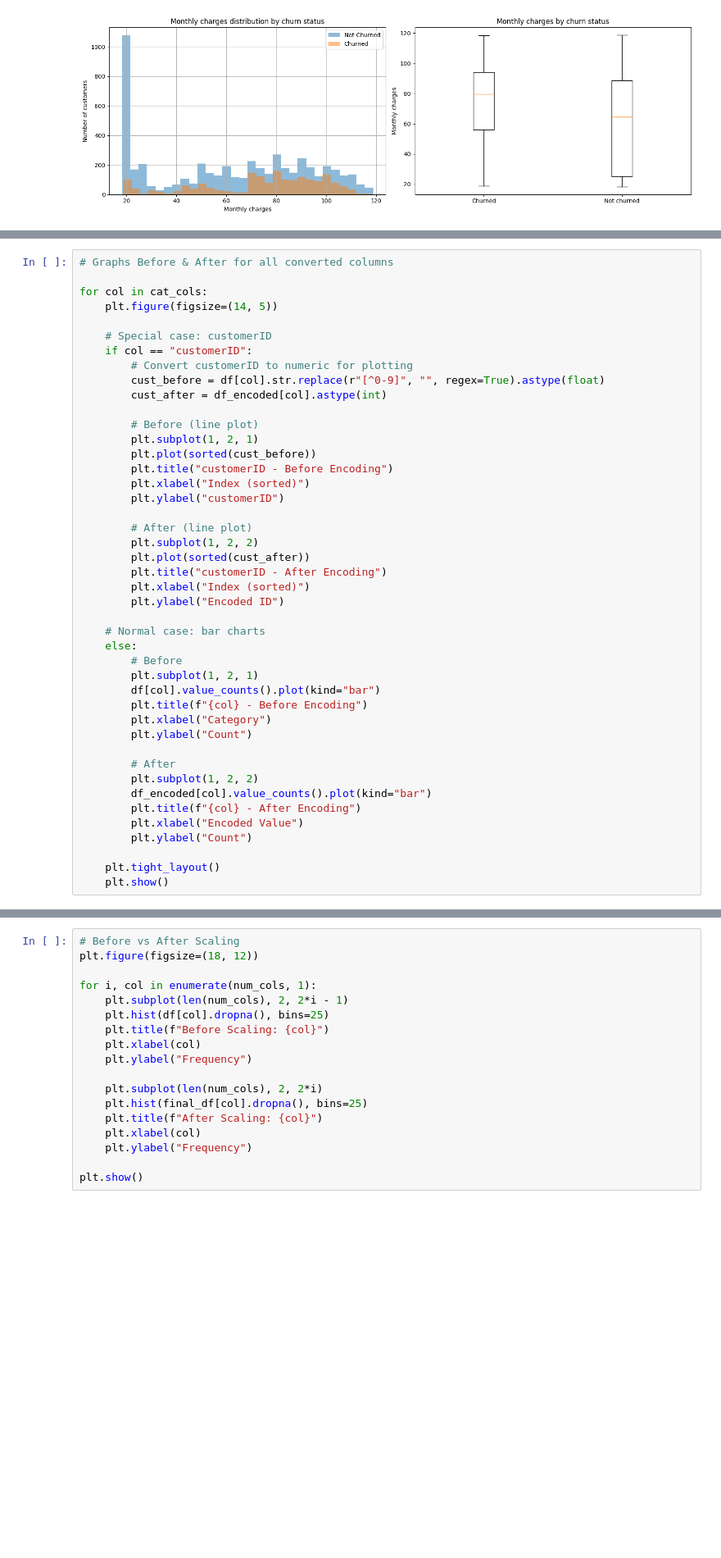
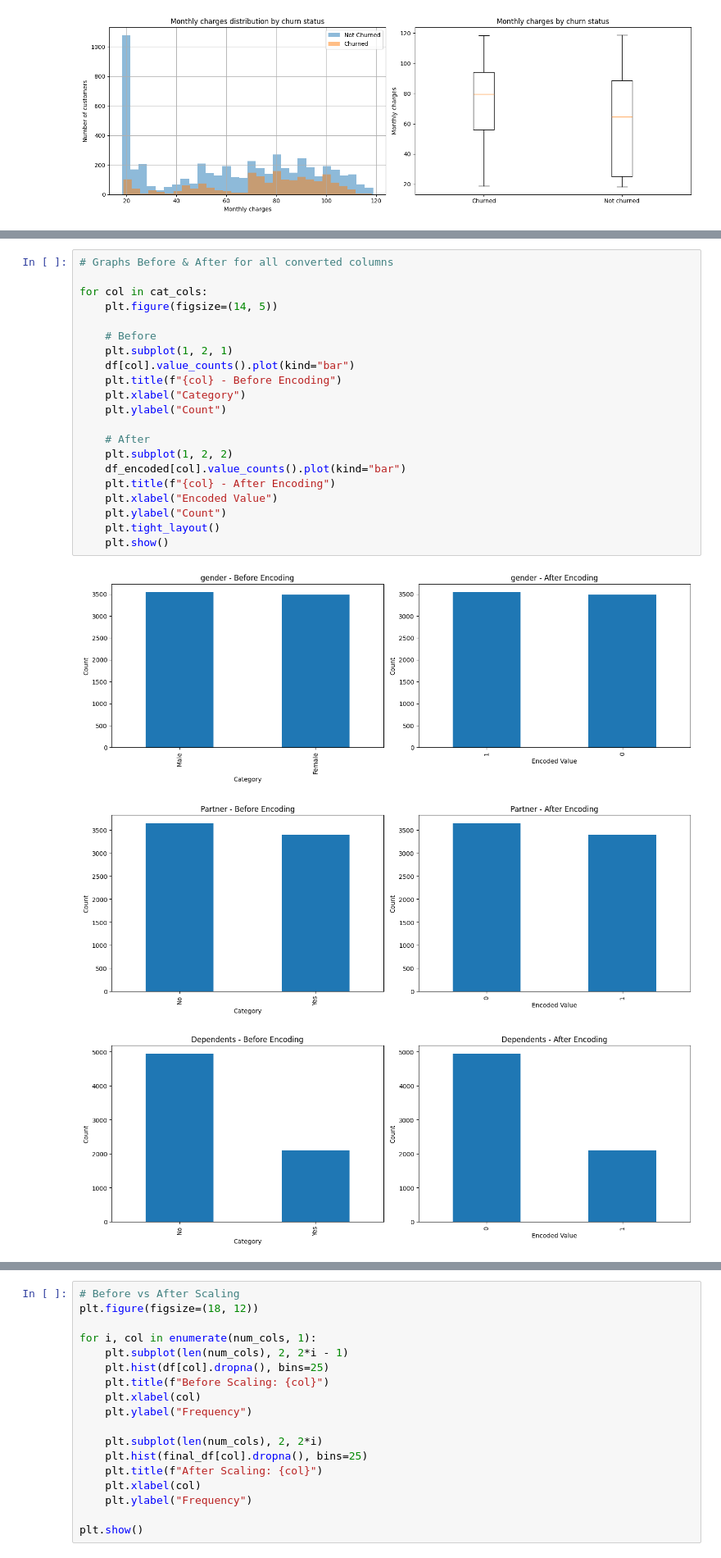
Before and after one commit to Baraah7/itcs494_project, a Jupyter notebook: 494project.ipynb, the cells around one changed output, grey strips where cells are left out. Shown at 82% size. Cells and saved outputs as stored; diff of their text form; blank space fills up the shorter version.

```diff
--- a/494project.ipynb
+++ b/494project.ipynb
@@ -338,45 +348,25 @@ df_encoded.head()
 # %%
 # Graphs Before & After for all converted columns
 
 for col in cat_cols:
     plt.figure(figsize=(14, 5))
 
-    # Special case: customerID
-    if col == "customerID":
-        # Convert customerID to numeric for plotting
-        cust_before = df[col].str.replace(r"[^0-9]", "", regex=True).astype(float)
-        cust_after = df_encoded[col].astype(int)
+    # Before
+    plt.subplot(1, 2, 1)
+    df[col].value_counts().plot(kind="bar")
+    plt.title(f"{col} - Before Encoding")
+    plt.xlabel("Category")
+    plt.ylabel("Count")
 
-        # Before (line plot)
-        plt.subplot(1, 2, 1)
-        plt.plot(sorted(cust_before))
-        plt.title("customerID - Before Encoding")
-        plt.xlabel("Index (sorted)")
-        plt.ylabel("customerID")
-
-        # After (line plot)
-        plt.subplot(1, 2, 2)
-        plt.plot(sorted(cust_after))
-        plt.title("customerID - After Encoding")
-        plt.xlabel("Index (sorted)")
-        plt.ylabel("Encoded ID")
-
-    # Normal case: bar charts
-    else:
-        # Before
-        plt.subplot(1, 2, 1)
-        df[col].value_counts().plot(kind="bar")
-        plt.title(f"{col} - Before Encoding")
-        plt.xlabel("Category")
-        plt.ylabel("Count")
-
-        # After
-        plt.subplot(1, 2, 2)
-        df_encoded[col].value_counts().plot(kind="bar")
-        plt.title(f"{col} - After Encoding")
-        plt.xlabel("Encoded Value")
-        plt.ylabel("Count")
-
+    # After
+    plt.subplot(1, 2, 2)
+    df_encoded[col].value_counts().plot(kind="bar")
+    plt.title(f"{col} - After Encoding")
+    plt.xlabel("Encoded Value")
+    plt.ylabel("Count")
     plt.tight_layout()
     plt.show()
 # %% [output]
+[figure, added]
+[figure, added]
+[figure, added]
```
Also changed, not shown: parts of 12 cells of this notebook.
